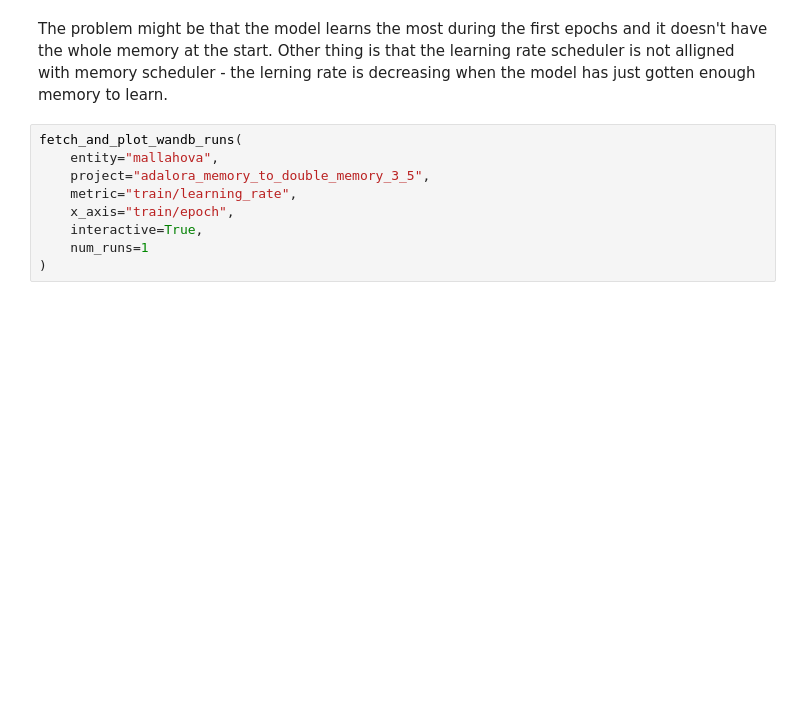
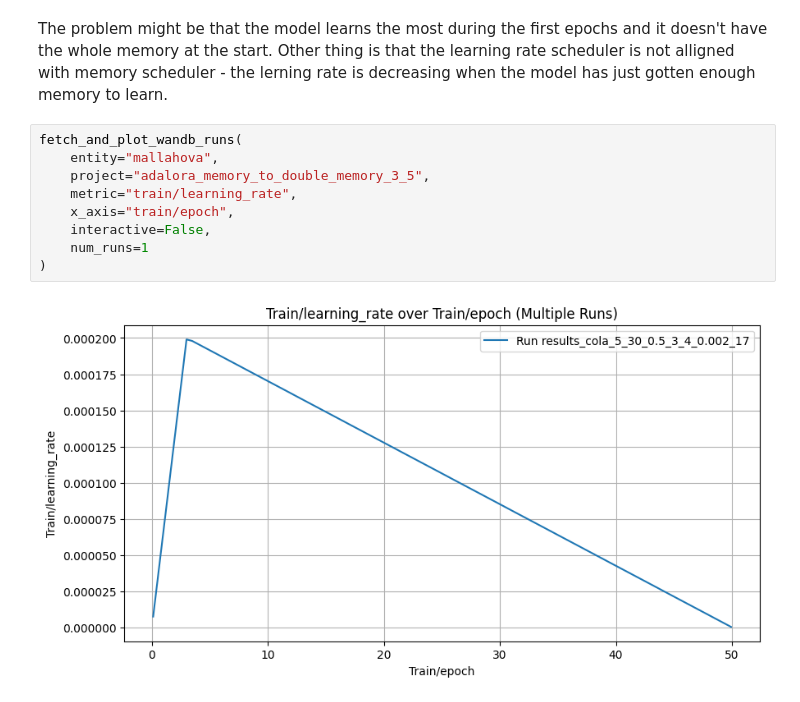
Before and after one commit to mallahova/loraxs, a Jupyter notebook: tasks/adaptive_rank_allocation/initial_smaller_memory/report.ipynb, the cells around one changed output. Drawn from its saved outputs; the diff is of its cells as text; blank space fills up the shorter version.

```diff
--- a/tasks/adaptive_rank_allocation/initial_smaller_memory/report.ipynb
+++ b/tasks/adaptive_rank_allocation/initial_smaller_memory/report.ipynb
@@ -401,12 +401,14 @@ The problem might be that the model learns the most during the first epochs and
 # %%
 fetch_and_plot_wandb_runs(
     entity="mallahova",
     project="adalora_memory_to_double_memory_3_5",
     metric="train/learning_rate",
     x_axis="train/epoch",
-    interactive=True,
+    interactive=False,
     num_runs=1
 )
+# %% [output]
+[figure, added]
 # %%
 fetch_and_plot_wandb_runs(
     entity="mallahova",
```
Also changed, not shown: parts of 2 cells of this notebook, 6 other files.
